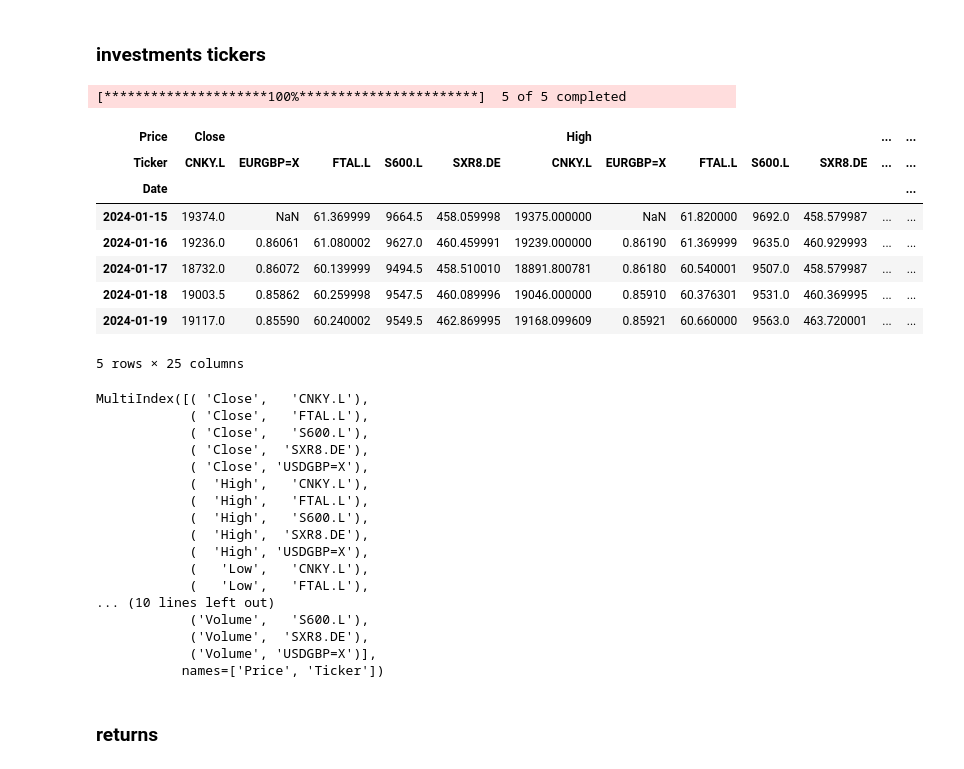
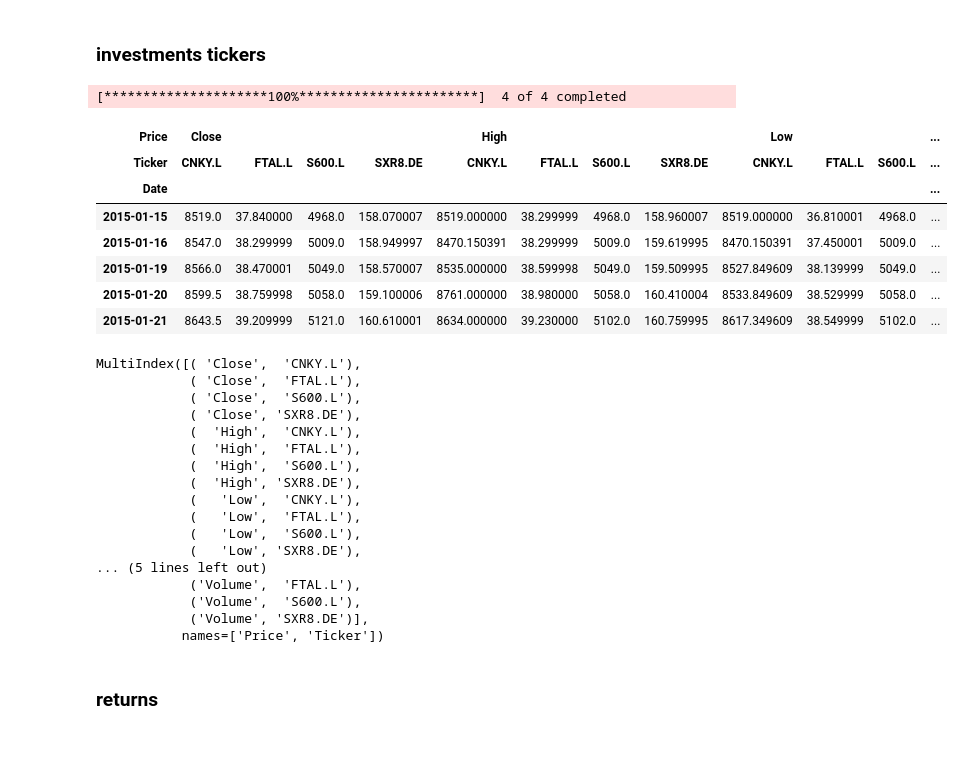
Before and after one commit to MarkEHolland/financial-newsfeed, a Jupyter notebook: notebooks/etf.ipynb, the cells around one changed output. Saved outputs shown, nothing was run; the diff lists cells and outputs as text; code cells hidden in the pictures.

```diff
--- a/notebooks/etf.ipynb
+++ b/notebooks/etf.ipynb
@@ -13,40 +13,39 @@ ticker_list = list(ticker_info_df.symbol)
 # %%
 ticker_symbols  = " ".join(ticker_list)
 # %%
-ticker_symbols = ticker_symbols + " EURGBP=X"
+#ticker_symbols = ticker_symbols + " EURGBP=X"
 # %%
-data = yf.download(ticker_symbols, period='1y')
+data = yf.download(ticker_symbols, period='10y')
 data.head()
 # %% [output]
-[*********************100%***********************]  5 of 5 completed
+[*********************100%***********************]  4 of 4 completed
-| Price | Close |  |  |  |  | High |  |  |  |  | ... | ... |
-| Ticker | CNKY.L | EURGBP=X | FTAL.L | S600.L | SXR8.DE | CNKY.L | EURGBP=X | FTAL.L | S600.L | SXR8.DE | ... | ... |
+| Price | Close |  |  |  | High |  |  |  | Low |  |  | ... |
+| Ticker | CNKY.L | FTAL.L | S600.L | SXR8.DE | CNKY.L | FTAL.L | S600.L | SXR8.DE | CNKY.L | FTAL.L | S600.L | ... |
 | Date |  |  |  |  |  |  |  |  |  |  |  | ... |
-| 2024-01-15 | 19374.0 | NaN | 61.369999 | 9664.5 | 458.059998 | 19375.000000 | NaN | 61.820000 | 9692.0 | 458.579987 | ... | ... |
-| 2024-01-16 | 19236.0 | 0.86061 | 61.080002 | 9627.0 | 460.459991 | 19239.000000 | 0.86190 | 61.369999 | 9635.0 | 460.929993 | ... | ... |
-| 2024-01-17 | 18732.0 | 0.86072 | 60.139999 | 9494.5 | 458.510010 | 18891.800781 | 0.86180 | 60.540001 | 9507.0 | 458.579987 | ... | ... |
-| 2024-01-18 | 19003.5 | 0.85862 | 60.259998 | 9547.5 | 460.089996 | 19046.000000 | 0.85910 | 60.376301 | 9531.0 | 460.369995 | ... | ... |
-| 2024-01-19 | 19117.0 | 0.85590 | 60.240002 | 9549.5 | 462.869995 | 19168.099609 | 0.85921 | 60.660000 | 9563.0 | 463.720001 | ... | ... |
+| 2015-01-15 | 8519.0 | 37.840000 | 4968.0 | 158.070007 | 8519.000000 | 38.299999 | 4968.0 | 158.960007 | 8519.000000 | 36.810001 | 4968.0 | ... |
+| 2015-01-16 | 8547.0 | 38.299999 | 5009.0 | 158.949997 | 8470.150391 | 38.299999 | 5009.0 | 159.619995 | 8470.150391 | 37.450001 | 5009.0 | ... |
+| 2015-01-19 | 8566.0 | 38.470001 | 5049.0 | 158.570007 | 8535.000000 | 38.599998 | 5049.0 | 159.509995 | 8527.849609 | 38.139999 | 5049.0 | ... |
+| 2015-01-20 | 8599.5 | 38.759998 | 5058.0 | 159.100006 | 8761.000000 | 38.980000 | 5058.0 | 160.410004 | 8533.849609 | 38.529999 | 5058.0 | ... |
+| 2015-01-21 | 8643.5 | 39.209999 | 5121.0 | 160.610001 | 8634.000000 | 39.230000 | 5102.0 | 160.759995 | 8617.349609 | 38.549999 | 5102.0 | ... |
-5 rows × 25 columns
 # %%
 data.columns
 # %% [output]
-MultiIndex([( 'Close',   'CNKY.L'),
-            ( 'Close',   'FTAL.L'),
-            ( 'Close',   'S600.L'),
-            ( 'Close',  'SXR8.DE'),
-            ( 'Close', 'USDGBP=X'),
-            (  'High',   'CNKY.L'),
-            (  'High',   'FTAL.L'),
-            (  'High',   'S600.L'),
-            (  'High',  'SXR8.DE'),
-            (  'High', 'USDGBP=X'),
-            (   'Low',   'CNKY.L'),
-            (   'Low',   'FTAL.L'),
-... (10 lines left out)
-            ('Volume',   'S600.L'),
-            ('Volume',  'SXR8.DE'),
-            ('Volume', 'USDGBP=X')],
+MultiIndex([( 'Close',  'CNKY.L'),
+            ( 'Close',  'FTAL.L'),
+            ( 'Close',  'S600.L'),
+            ( 'Close', 'SXR8.DE'),
+            (  'High',  'CNKY.L'),
+            (  'High',  'FTAL.L'),
+            (  'High',  'S600.L'),
+            (  'High', 'SXR8.DE'),
+            (   'Low',  'CNKY.L'),
+            (   'Low',  'FTAL.L'),
+            (   'Low',  'S600.L'),
+            (   'Low', 'SXR8.DE'),
+... (5 lines left out)
+            ('Volume',  'FTAL.L'),
+            ('Volume',  'S600.L'),
+            ('Volume', 'SXR8.DE')],
            names=['Price', 'Ticker'])
 # %% [markdown]
 ### returns
```
Also changed, not shown: parts of 6 cells of this notebook.
